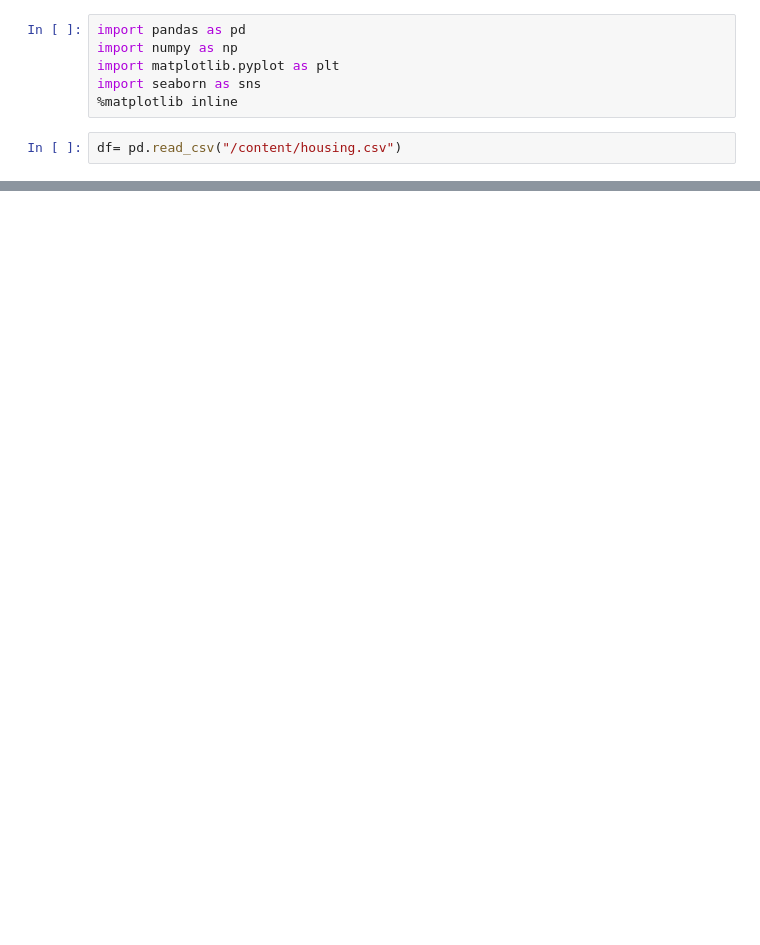
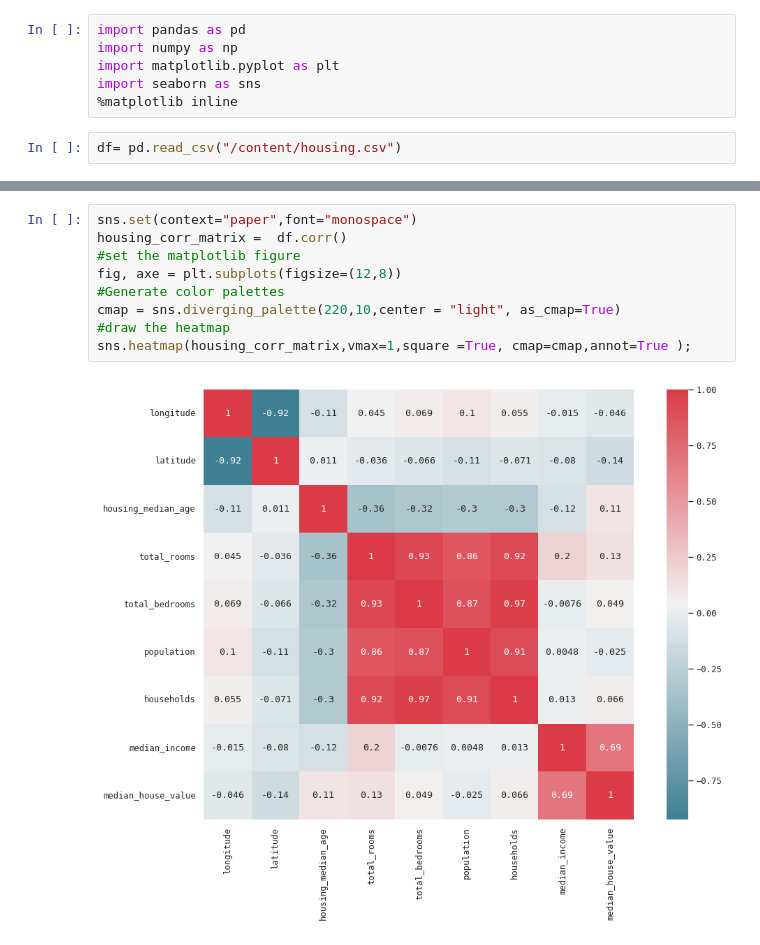
Before and after one commit to gplinkage/Data-Science-ML-AI, a Jupyter notebook: Projects/California_Housing_Prices_Project.ipynb, the cells around one changed output, grey strips where cells are left out. Cells and saved outputs as stored; diff of their text form; blank space fills up the shorter version.

```diff
--- a/Projects/California_Housing_Prices_Project.ipynb
+++ b/Projects/California_Housing_Prices_Project.ipynb
@@ -175,0 +112,11 @@ Epoch 25/25
+# %%
+sns.set(context="paper",font="monospace")
+housing_corr_matrix =  df.corr()
+#set the matplotlib figure
+fig, axe = plt.subplots(figsize=(12,8))
+#Generate color palettes
+cmap = sns.diverging_palette(220,10,center = "light", as_cmap=True)
+#draw the heatmap
+sns.heatmap(housing_corr_matrix,vmax=1,square =True, cmap=cmap,annot=True );
+# %% [output]
+[figure, added]
```
Also changed, not shown: parts of 45 cells of this notebook.
